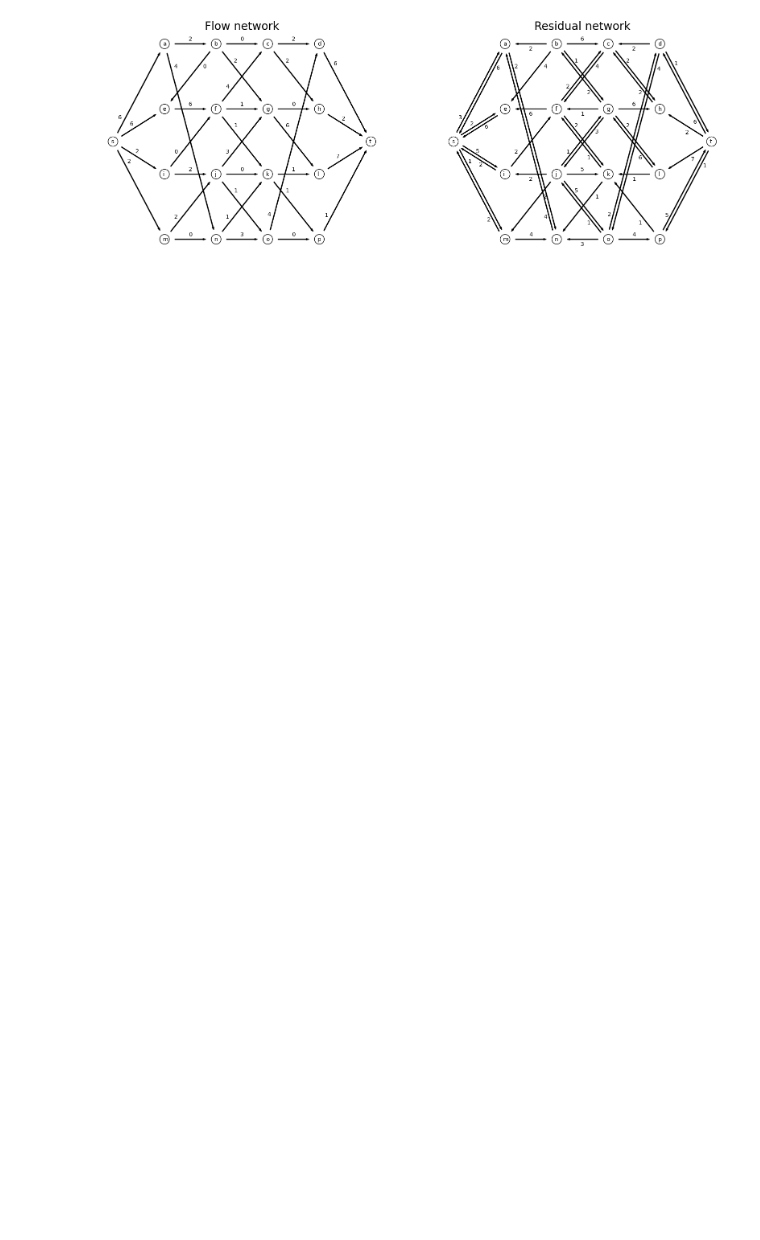
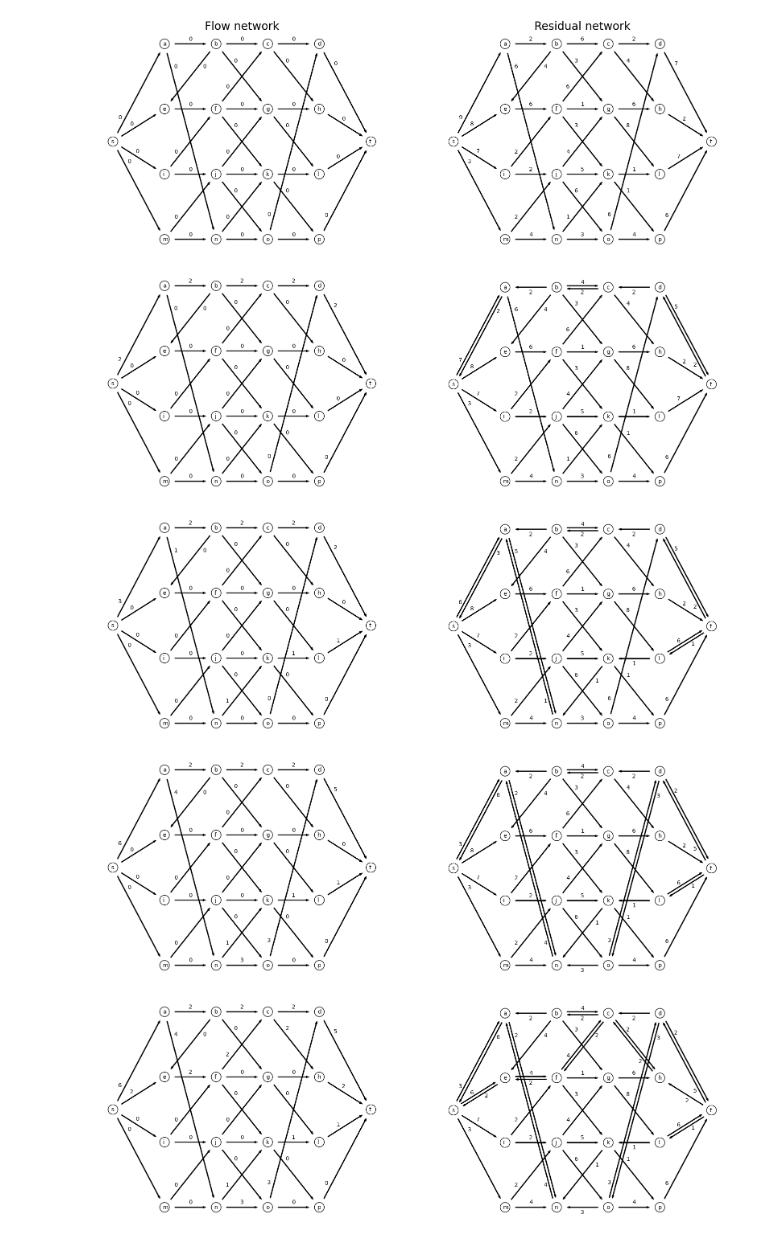
Before and after one commit to ChackMociute/Maximal-Flow-Solver, a Jupyter notebook: graphs.ipynb, the cells around one changed output. Drawn from its saved outputs; the diff is of its cells as text; code cells hidden in the pictures; blank space fills up the shorter version.

Commit message:
Added ability to save figures

```diff
--- a/graphs.ipynb
+++ b/graphs.ipynb
@@ -56,8 +56,12 @@ capacity = {('s', 'a'):9,
             ('p', 't'):6,
            }
 # %%
-mf = MaximalFlow(vertices, capacity)
-mf.find_maximal_flow()
+mf = MaximalFlow(vertices, capacity, name='cw1', save_fig=True)
+mf.find_maximal_flow(draw_intermediate=True)
 mf.get_minimal_cut_value()
 # %% [output]
-[figure, old version]
+[figure, new version]
+[figure, added]
+[figure, added]
+[figure, added]
+[figure, added]
```
Also changed, not shown: parts of 1 cell of this notebook, 1 other file.
